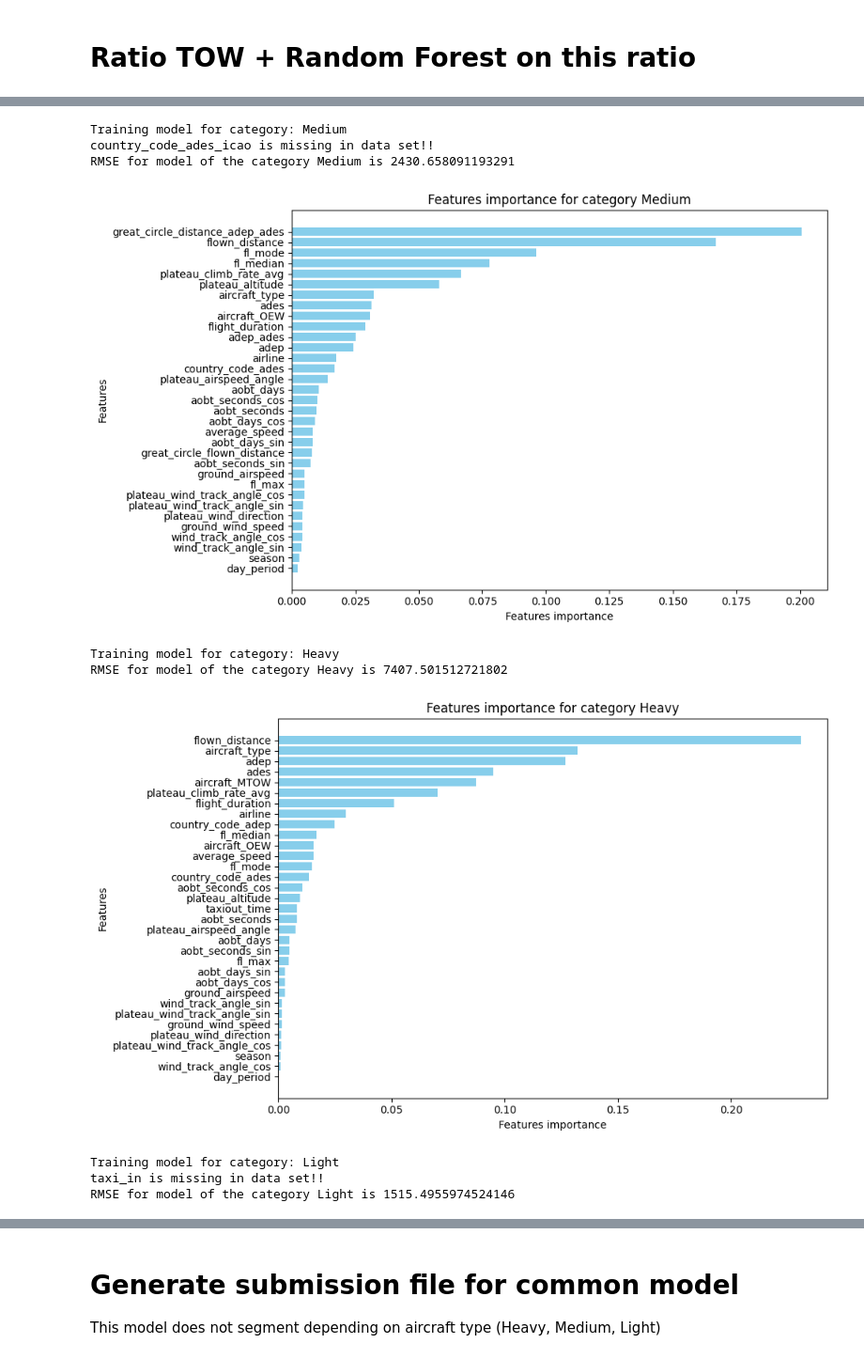
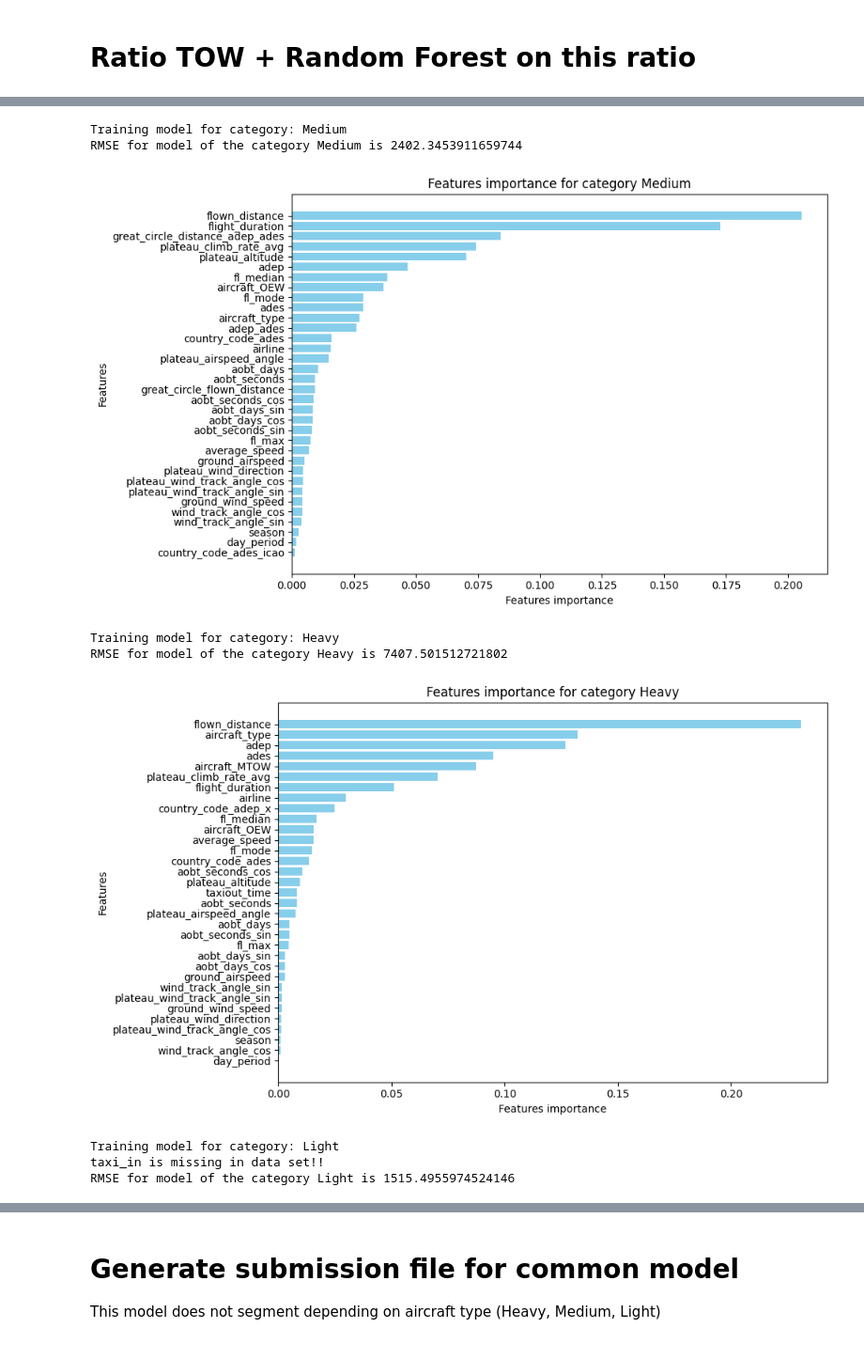
Before and after one commit to PRC-Data-Challenge-2024/team_versatile_yacht, a Jupyter notebook: rf_model.ipynb, the cells around one changed output, grey strips where cells are left out. Shown at 94% size. Cells and saved outputs as stored; diff of their text form; code cells hidden in the pictures.

```diff
--- a/rf_model.ipynb
+++ b/rf_model.ipynb
@@ -30,18 +51,19 @@ df_flight = pd.read_csv(os.path.join(source_data_folder,challenge_file_preproc))
 # Filter the DataFrame to keep only rows where load_ratio is between 0 and 1
 df_flight = df_flight[(df_flight['load_ratio'] > 0) & (df_flight['load_ratio'] < 1)]
 
+
 # List of categorical columns to be encoded
 categorical_cols = [
     'adep',
-    'country_code_adep',
+    'country_code_adep_x',
     'ades',
     'country_code_ades',
     'airline',
     'aircraft_type',
     'wtc'
-    #,'country_code_adep_icao',
-    #'country_code_ades_icao',
-    #'country_code_icao_couple'
+    ,'country_code_adep_icao',
+    'country_code_ades_icao',
+    'country_code_icao_couple'
 ]
 
 # Initialize LabelEncoder to convert categorical variables to numerical
@@ -96,7 +118,7 @@ for category in aircraft_categories:
             'adep', 'ades', 'flight_duration', 'flown_distance',
             'aircraft_type', 'country_code_ades', 'average_speed',
             'fl_mode','fl_max','fl_median', 'airline', 'taxiout_time',
-            'season', 'day_period', 'country_code_adep','aircraft_OEW',
+            'season', 'day_period', 'country_code_adep_x','aircraft_OEW',
             'aircraft_MTOW', 'plateau_climb_rate_avg', 'plateau_altitude',
             'aobt_seconds_cos', 'aobt_seconds_sin', 'aobt_days_cos', 'aobt_days_sin',
             'ground_airspeed','ground_wind_speed','wind_track_angle_cos','wind_track_angle_sin',
@@ -110,7 +132,7 @@ for category in aircraft_categories:
             'adep', 'ades', 'flight_duration',
             'great_circle_distance_adep_ades', 'aircraft_type',
             'country_code_ades', 'average_speed',
-            'fl_mode','fl_median', 'airline', 'country_code_adep','aircraft_OEW',
+            'fl_mode','fl_median', 'airline', 'country_code_adep_x','aircraft_OEW',
             'day_period', 'plateau_climb_rate_avg', 'plateau_altitude',
             'aobt_seconds_cos', 'aobt_seconds_sin', 'aobt_days_cos', 'aobt_days_sin',
             'ground_airspeed','ground_wind_speed','wind_track_angle_cos','wind_track_angle_sin',
@@ -169,36 +191,35 @@ for category in aircraft_categories:
     # Save the trained model to a .pkl file
     model_filename = os.path.join(output_dir, f'random_forest_model_{category}.pkl')
     joblib.dump(model, model_filename)
 
     # Get feature importances from the trained model
     feature_importances = model.feature_importances_
 
     # Sort features and their importances
     sorted_idx = np.argsort(feature_importances)  # Get indices of features sorted by importance
     sorted_features = np.array(selected_features)[sorted_idx]
     sorted_importances = feature_importances[sorted_idx]
 
     # Visualize feature importances using a horizontal bar chart
     plt.figure(figsize=(10, 6))
     plt.barh(sorted_features, sorted_importances, color='skyblue')
     plt.xlabel('Features importance')  # X-axis label
     plt.ylabel('Features')                  # Y-axis label
     plt.title(f'Features importance for category {category}')  # Plot title
     plt.tight_layout()  # Adjust layout to fit labels
     plt.show()  # Display the feature importance plot
 
 # Display RMSE results for each aircraft category
 for category, rmse in rmse_results.items():
     print(f"RMSE for category {category}: {rmse:.2f}")
 
 # Save RMSE results into a CSV file for further analysis
 rmse_df = pd.DataFrame(rmse_results.items(), columns=['Aircraft Category', 'RMSE'])
 rmse_df.to_csv('./rmse_results.csv', index=False)  # Save to CSV
 # %% [output]
 Training model for category: Medium
-country_code_ades_icao is missing in data set!!
-RMSE for model of the category Medium is 2430.658091193291
+RMSE for model of the category Medium is 2402.3453911659744
-[figure, old version]
+[figure, new version]
 Training model for category: Heavy
 RMSE for model of the category Heavy is 7407.501512721802
 [figure]
```
Also changed, not shown: parts of 13 cells of this notebook, 2 other files.
